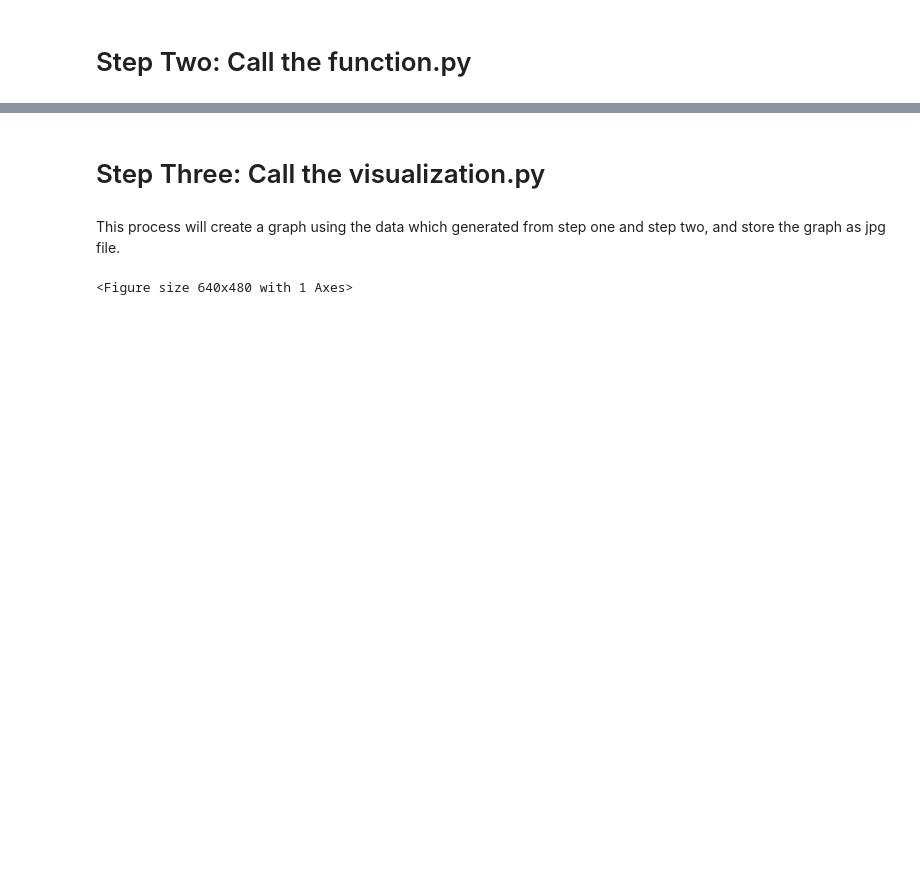
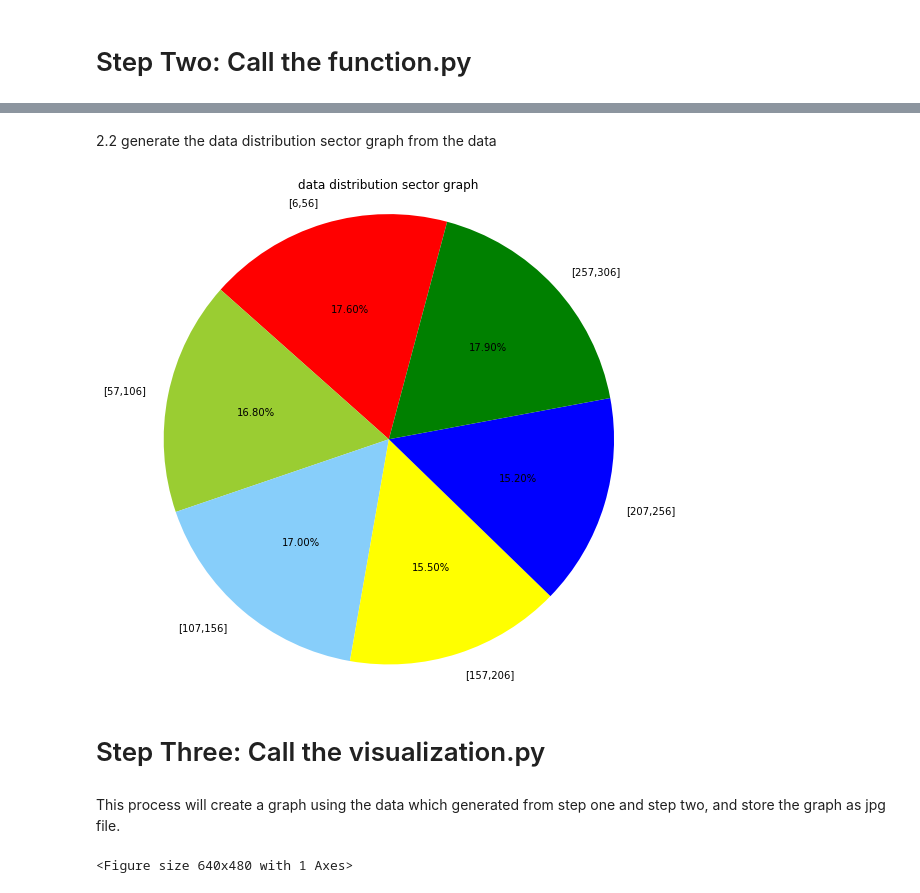
Before and after one commit to xielidawan/560_hw2, a Jupyter notebook: HW2_task5.ipynb, the cells around one changed output, grey strips where cells are left out. Drawn from its saved outputs; the diff is of its cells as text; code cells hidden in the pictures; blank space fills up the shorter version.

```diff
--- a/HW2_task5.ipynb
+++ b/HW2_task5.ipynb
@@ -13,3 +39,35 @@ This process will base on the result of first file and the formula y = 3 * x + 6
+# %%
+with open('file2.json', 'r') as f:
+        num_list2 = json.loads(f.read())
+
+count_num = [0, 0, 0, 0, 0, 0]
+
+for i in num_list2:
+    if 6<= i <= 56:
+        count_num[0] += 1
+    elif 57<= i <= 106:
+        count_num[1] += 1
+    elif 107<= i <= 156:
+        count_num[2] += 1
+    elif 157<= i <= 206:
+        count_num[3] += 1
+    elif 207<= i <= 256:
+        count_num[4] += 1
+    else:
+        count_num[5] += 1
+# %% [markdown]
+2.2 generate the data distribution sector graph from the data
+# %%
+plt.figure(figsize=(9,9))
+labels = [f'[6,56]',f'[57,106]',f'[107,156]',f'[157,206]',f'[207,256]',f'[257,306]']
+colors = ['red','yellowgreen','lightskyblue','yellow','blue','green'] # define the colors
+explode = (0,0,0,0,0,0)
+patches,text1,text2 = plt.pie(count_num, explode=explode,labels=labels,colors=colors,autopct = '%.2f%%',shadow = False,startangle =75, pctdistance = .6)
+plt.title("data distribution sector graph")
+plt.axis('equal')
+plt.show()
+# %% [output]
+[figure, added]
 # %% [markdown]
 # Step Three: Call the visualization.py
 # %% [markdown]
```
Also changed, not shown: parts of 14 cells of this notebook.
